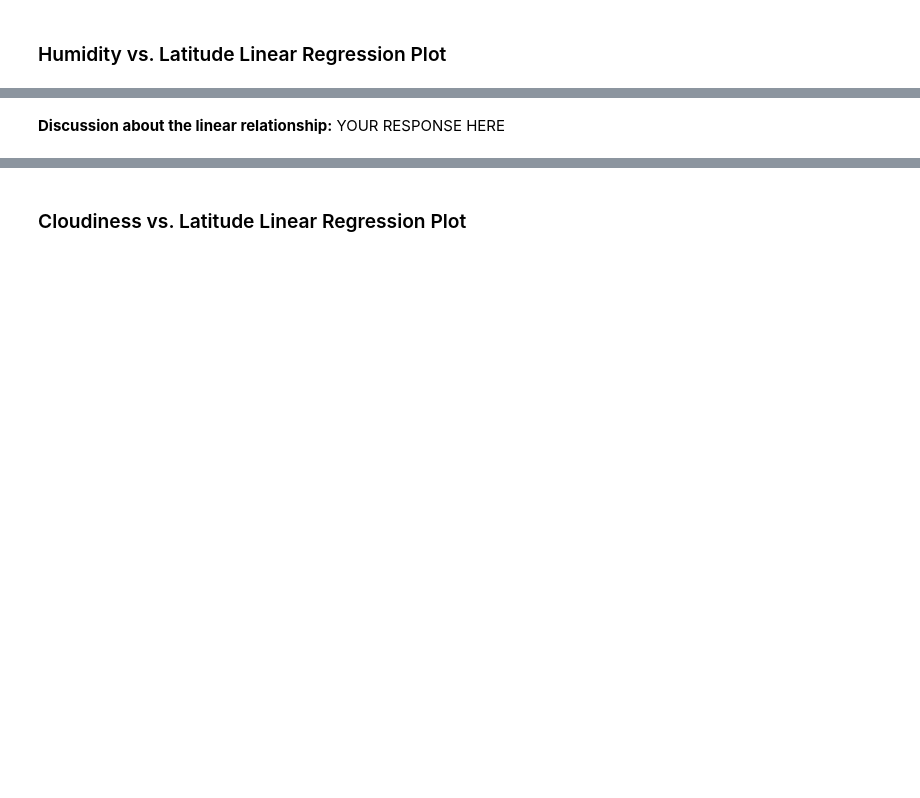
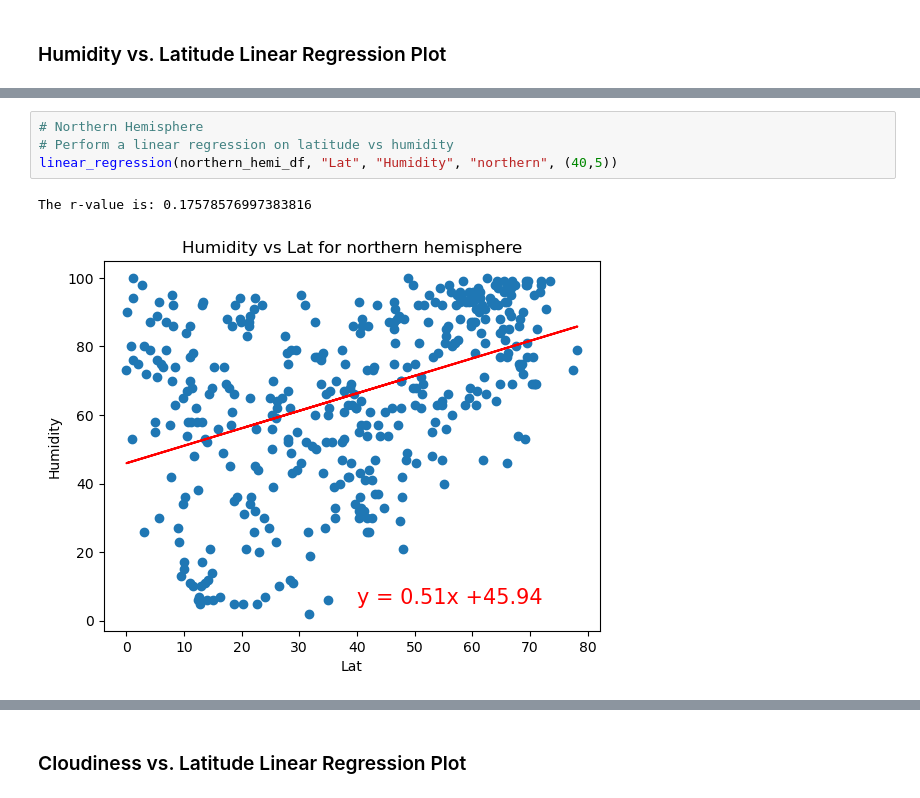
Before and after one commit to soobin83/python-api-challenge, a Jupyter notebook: WeatherPy/WeatherPy.ipynb, the cells around one changed output, grey strips where cells are left out. Cells and saved outputs as stored; diff of their text form; blank space fills up the shorter version.

```diff
--- a/WeatherPy/WeatherPy.ipynb
+++ b/WeatherPy/WeatherPy.ipynb
@@ -477,2 +365,7 @@ The r-value is: 0.0002808747046324607
-# %% [markdown]
-**Discussion about the linear relationship:** YOUR RESPONSE HERE
+# %%
+# Northern Hemisphere
+# Perform a linear regression on latitude vs humidity
+linear_regression(northern_hemi_df, "Lat", "Humidity", "northern", (40,5))
+# %% [output]
+The r-value is: 0.17578576997383816
+[figure, added]
```
Also changed, not shown: parts of 37 cells of this notebook, 5 other files.
